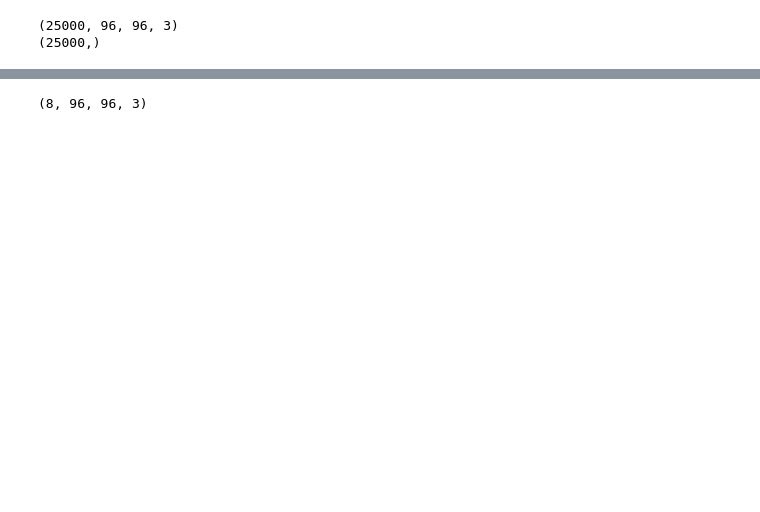
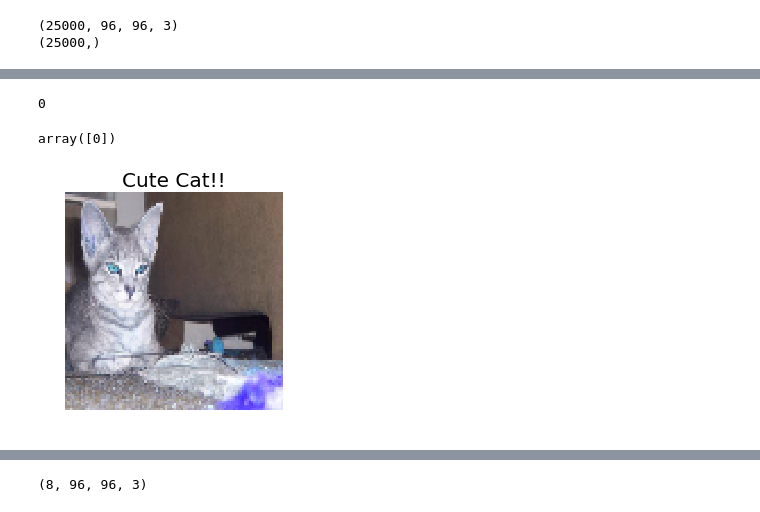
Before and after one commit to taenyun93/SKKU-2018-2-Introduction-To-AI-Kaggle-Project, a Jupyter notebook: cat_dog_classifier/cat_dog_classifier.ipynb, the cells around one changed output, grey strips where cells are left out. Drawn from its saved outputs; the diff is of its cells as text; code cells hidden in the pictures; blank space fills up the shorter version.

```diff
--- a/cat_dog_classifier/cat_dog_classifier.ipynb
+++ b/cat_dog_classifier/cat_dog_classifier.ipynb
@@ -108,3 +114,7 @@ with open(os.path.join(savepath , 'data.csv'), "w") as output:
+# %%
+data1 = np.array(data,dtype = 'float32')
+data1 = data1.reshape((data1.shape)[0],(data1.shape)[1],(data1.shape)[2],3)
+label1 = np.array(label)
 # %%
 input_index = input("input index : ")
 input_index = int(input_index)
@@ -185,0 +861,4 @@ Epoch 4/4
+# %%
+label1[0]
+# %% [output]
+0
@@ -185,0 +900,20 @@ Epoch 4/4
+# %%
+label3_test
+# %% [output]
+array([0])
+# %%
+
+pixels = data1_test[0]
+if label1_test[0] == 1:
+    specie = "Dog"
+else:
+    specie = "Cat"
+
+
+
+plt.title('Cute ' + specie + '!!',fontsize = 20)
+plt.imshow(pixels)
+plt.axis('off')
+plt.show()
+# %% [output]
+[figure, added]
```
Also changed, not shown: parts of 136 cells of this notebook, 52 other files.
